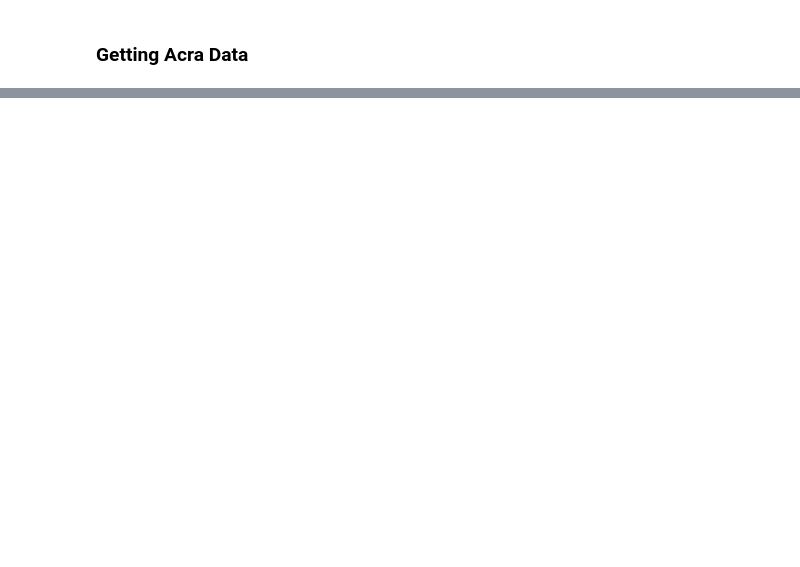
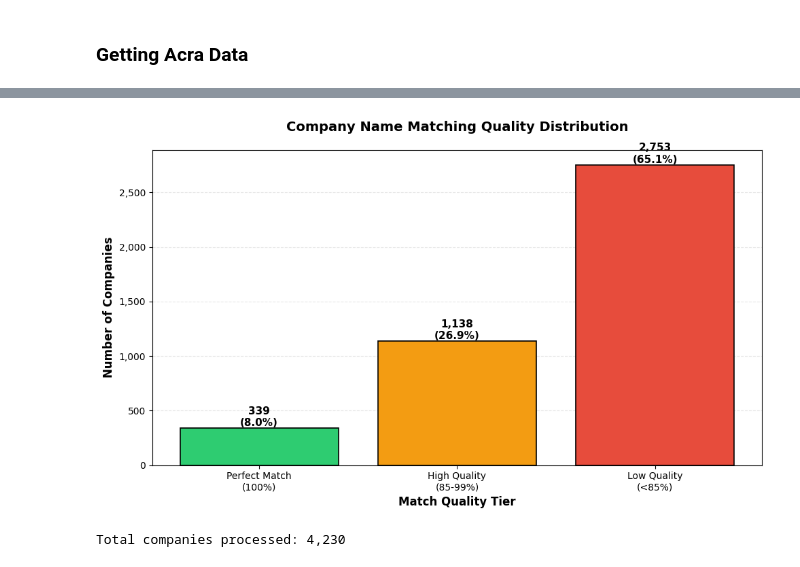
Before and after one commit to AzlieJohari57/Adhoc_Leads_Refinement_Pipeline, a Jupyter notebook: Name_Matching.ipynb, the cells around one changed output, grey strips where cells are left out. Cells and saved outputs as stored; diff of their text form; code cells hidden in the pictures; blank space fills up the shorter version.

```diff
--- a/Name_Matching.ipynb
+++ b/Name_Matching.ipynb
@@ -512,0 +308,44 @@ low_quality_df.head(10)
+# %%
+# Create column chart for match quality distribution
+import matplotlib.pyplot as plt
+
+# Prepare data
+categories = ['Perfect Match\n(100%)', 'High Quality\n(85-99%)', 'Low Quality\n(<85%)']
+counts = [len(perfect_match_df), len(high_quality_df), len(low_quality_df)]
+percentages = [
+    (len(perfect_match_df) / len(adhoc_leads)) * 100,
+    (len(high_quality_df) / len(adhoc_leads)) * 100,
+    (len(low_quality_df) / len(adhoc_leads)) * 100
+]
+
+# Create figure
+fig, ax = plt.subplots(figsize=(10, 6))
+
+# Create bars with custom colors
+colors = ['#2ecc71', '#f39c12', '#e74c3c']
+bars = ax.bar(categories, counts, color=colors, edgecolor='black', linewidth=1.2)
+
+# Add value labels on top of bars
+for i, (bar, count, pct) in enumerate(zip(bars, counts, percentages)):
+    height = bar.get_height()
+    ax.text(bar.get_x() + bar.get_width()/2., height,
+            f'{count:,}\n({pct:.1f}%)',
+            ha='center', va='bottom', fontsize=11, fontweight='bold')
+
+# Customize chart
+ax.set_ylabel('Number of Companies', fontsize=12, fontweight='bold')
+ax.set_xlabel('Match Quality Tier', fontsize=12, fontweight='bold')
+ax.set_title('Company Name Matching Quality Distribution', fontsize=14, fontweight='bold', pad=20)
+ax.grid(axis='y', alpha=0.3, linestyle='--')
+ax.set_axisbelow(True)
+
+# Format y-axis
+ax.yaxis.set_major_formatter(plt.FuncFormatter(lambda x, p: f'{int(x):,}'))
+
+plt.tight_layout()
+plt.show()
+
+print(f"\nTotal companies processed: {len(adhoc_leads):,}")
+# %% [output]
+[figure, added]
+Total companies processed: 4,230
```
Also changed, not shown: parts of 14 cells of this notebook.
